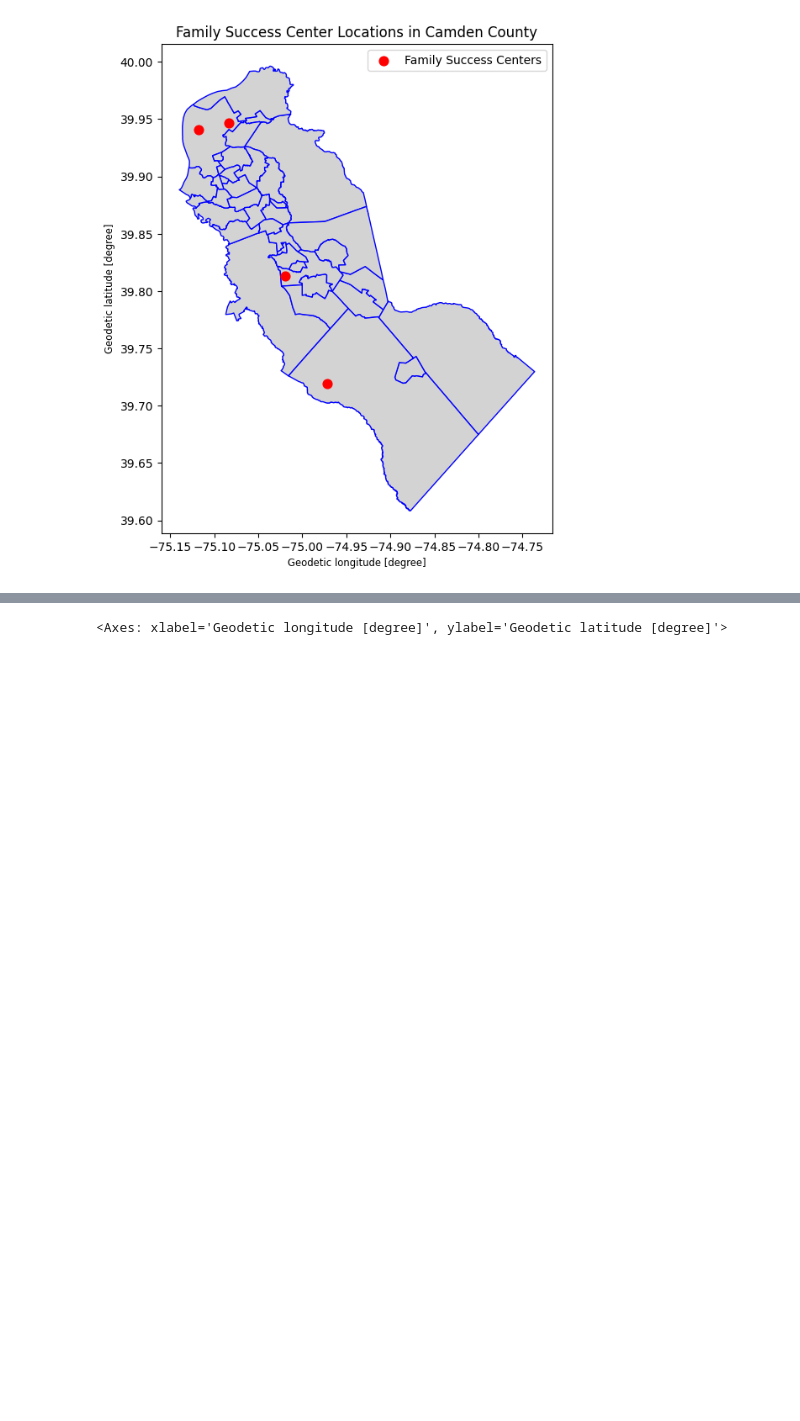
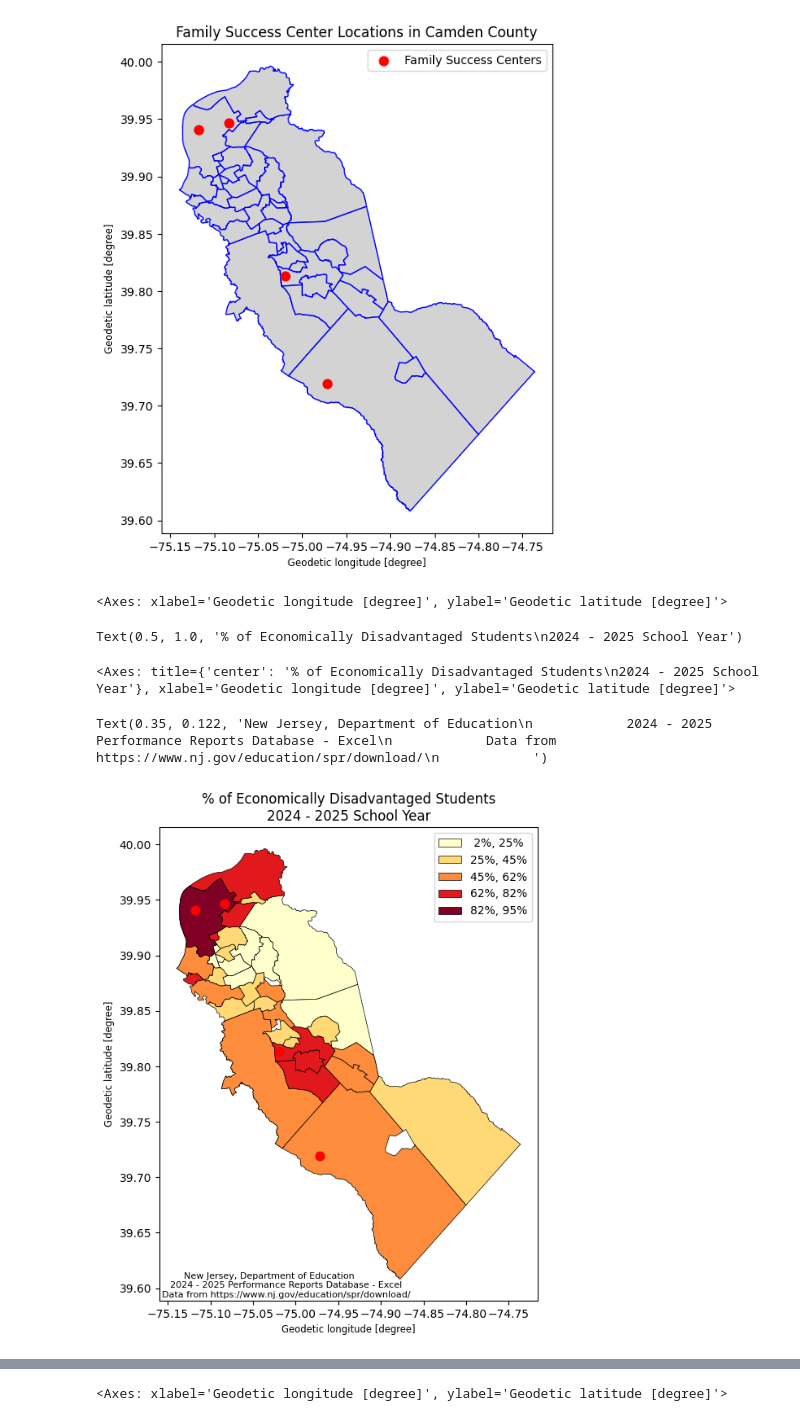
Before and after one commit to MhiyaJ/My-GIS-Stuff, a Jupyter notebook: aokInClassAftSchPro.ipynb, the cells around one changed output, grey strips where cells are left out. Cells and saved outputs as stored; diff of their text form; code cells hidden in the pictures; blank space fills up the shorter version.

```diff
--- a/aokInClassAftSchPro.ipynb
+++ b/aokInClassAftSchPro.ipynb
@@ -624,6 +624,40 @@ plt.show()
 Text(0.5, 1.0, 'Family Success Center Locations in Camden County')
 <matplotlib.legend.Legend at 0x...>
 [figure]
+# %%
+fig, ax = plt.subplots(figsize=(6,8))
+
+# Convert the 'Economically Disadvantaged Students' column to numeric, handling NaN values
+a6['Economically Disadvantaged Students'] = a6['Economically Disadvantaged Students'].apply(lambda x: float(x.replace('%', '')) if isinstance(x, str) else x)
+
+a6_gpd = a6.to_crs(epsg=4326)
+
+
+#original map
+a6_gpd.plot(ax=ax,figsize=(6,8),column='Economically Disadvantaged Students',legend=True,cmap='YlOrRd',
+          scheme='natural_breaks',k=5, edgecolor='black',linewidth=.5,legend_kwds= {"fmt": "{:.0f}%"})
+ax.set_title('''% of Economically Disadvantaged Students
+2024 - 2025 School Year''')
+
+#points
+#njMun_gpd.plot(ax=ax, color='lightlightgrey' if 'lightlightgrey' in plt.colormaps() else 'lightgrey', edgecolor='blue', linewidth=1)
+PrgFsc_gpd.plot(ax=ax, color='red', marker='o', markersize=60, label='Family Success Centers')
+
+
+#ax.annotate('Note added to chart with minimum parameters', xy = (200000, 1000))
+plt.figtext(0.35, 0.122,
+            '''New Jersey, Department of Education
+            2024 - 2025 Performance Reports Database - Excel
+            Data from https://www.nj.gov/education/spr/download/
+            ''',
+            ha="center", fontsize=8, #bbox={"facecolor":"white", "alpha":0.5, "pad":5}
+            )
+# %% [output]
+<Axes: xlabel='Geodetic longitude [degree]', ylabel='Geodetic latitude [degree]'>
+Text(0.5, 1.0, '% of Economically Disadvantaged Students\n2024 - 2025 School Year')
+<Axes: title={'center': '% of Economically Disadvantaged Students\n2024 - 2025 School Year'}, xlabel='Geodetic longitude [degree]', ylabel='Geodetic latitude [degree]'>
+Text(0.35, 0.122, 'New Jersey, Department of Education\n            2024 - 2025 Performance Reports Database - Excel\n            Data from https://www.nj.gov/education/spr/download/\n            ')
+[figure, added]
 # %%
 PrgGen = PrgXls[PrgXls['Prog Type'].str.strip() == 'General']
 PrgGen = PrgGen.rename(columns={'Points': 'geometry'})
```
